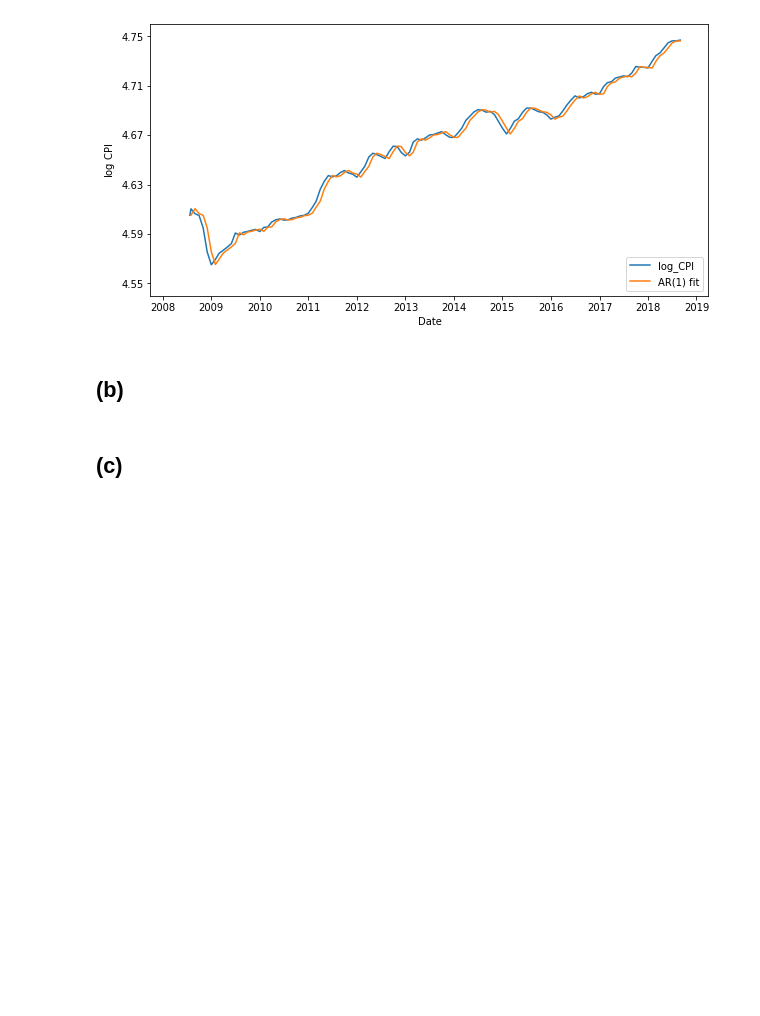
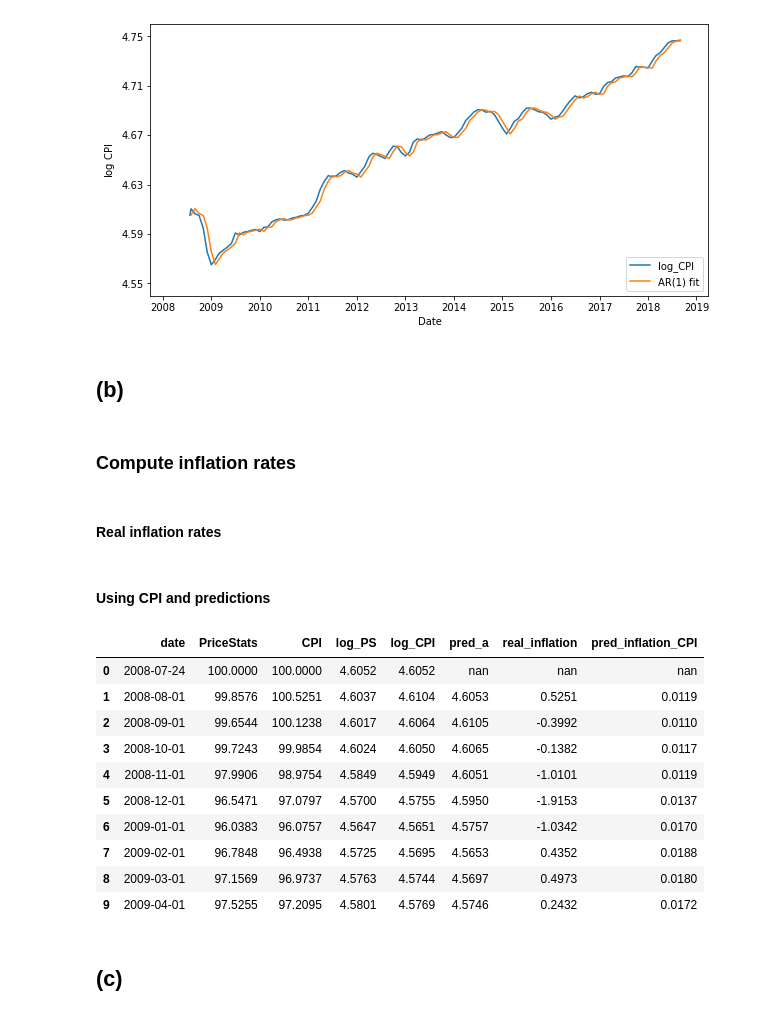
Before and after one commit to pipeton8/6.439-stats-comp-applications, a Jupyter notebook: Assignments/3 - Economics/6.439 - Problem Set 3.ipynb, the cells around one changed output. Saved outputs shown, nothing was run; the diff lists cells and outputs as text; code cells hidden in the pictures; blank space fills up the shorter version.

Commit message:
Computed real inflation and AR(1) predicted inflation

```diff
--- a/Assignments/3 - Economics/6.439 - Problem Set 3.ipynb
+++ b/Assignments/3 - Economics/6.439 - Problem Set 3.ipynb
@@ -1070,3 +1070,25 @@ fig.show()
 [figure]
 # %% [markdown]
 ## (b)
+# %% [markdown]
+### Compute inflation rates
+# %% [markdown]
+#### Real inflation rates
+# %%
+cpi_data['real_inflation'] = (cpi_data['CPI'] / cpi_data['CPI'].shift(1) - 1)*100
+# %% [markdown]
+#### Using CPI and predictions
+# %%
+cpi_data.head(10)
+# %% [output]
+|  | date | PriceStats | CPI | log_PS | log_CPI | pred_a | real_inflation | pred_inflation_CPI |
+| 0 | 2008-07-24 | 100.0000 | 100.0000 | 4.6052 | 4.6052 | nan | nan | nan |
+| 1 | 2008-08-01 | 99.8576 | 100.5251 | 4.6037 | 4.6104 | 4.6053 | 0.5251 | 0.0119 |
+| 2 | 2008-09-01 | 99.6544 | 100.1238 | 4.6017 | 4.6064 | 4.6105 | -0.3992 | 0.0110 |
+| 3 | 2008-10-01 | 99.7243 | 99.9854 | 4.6024 | 4.6050 | 4.6065 | -0.1382 | 0.0117 |
+| 4 | 2008-11-01 | 97.9906 | 98.9754 | 4.5849 | 4.5949 | 4.6051 | -1.0101 | 0.0119 |
+| 5 | 2008-12-01 | 96.5471 | 97.0797 | 4.5700 | 4.5755 | 4.5950 | -1.9153 | 0.0137 |
+| 6 | 2009-01-01 | 96.0383 | 96.0757 | 4.5647 | 4.5651 | 4.5757 | -1.0342 | 0.0170 |
+| 7 | 2009-02-01 | 96.7848 | 96.4938 | 4.5725 | 4.5695 | 4.5653 | 0.4352 | 0.0188 |
+| 8 | 2009-03-01 | 97.1569 | 96.9737 | 4.5763 | 4.5744 | 4.5697 | 0.4973 | 0.0180 |
+| 9 | 2009-04-01 | 97.5255 | 97.2095 | 4.5801 | 4.5769 | 4.5746 | 0.2432 | 0.0172 |
```
Also changed, not shown: parts of 1 cell of this notebook.
